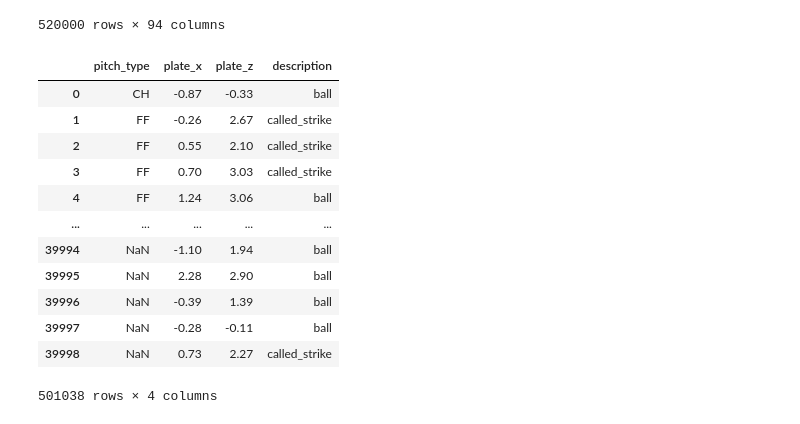
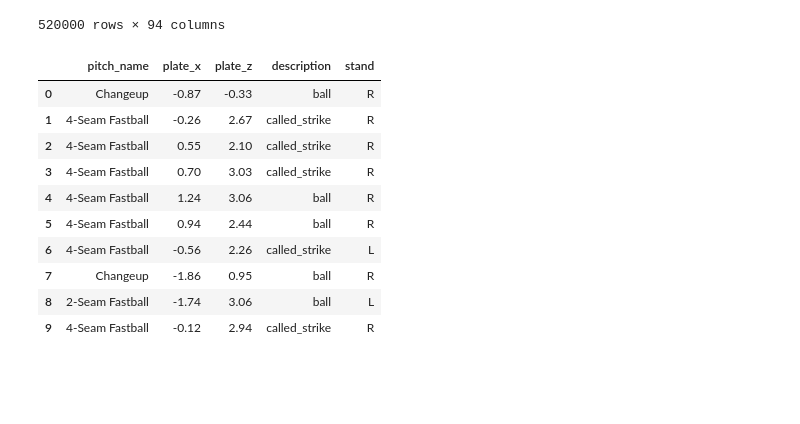
Before and after one commit to tmckeon531/umpire_bias, a Jupyter notebook: baseball3.ipynb, the cells around one changed output. Saved outputs shown, nothing was run; the diff lists cells and outputs as text; code cells hidden in the pictures; blank space fills up the shorter version.

```diff
--- a/baseball3.ipynb
+++ b/baseball3.ipynb
@@ -43 +46,4 @@ pitch_data = data[['pitch_type', 'plate_x', 'plate_z', 'description']]
+# %%
+#grabbing columns we want
+pitch_data = data[['pitch_name', 'plate_x', 'plate_z', 'description', 'stand']]
 # %%
@@ -46,17 +54,15 @@ pitch_data = pitch_data[pitch_data['description'].isin(['called_strike', 'ball',
 pitch_data['description'].replace('blocked_ball', 'ball', inplace = True)
 # %%
-pitch_data
+pitch_data.head(10)
 # %% [output]
-|  | pitch_type | plate_x | plate_z | description |
-| 0 | CH | -0.87 | -0.33 | ball |
-| 1 | FF | -0.26 | 2.67 | called_strike |
-| 2 | FF | 0.55 | 2.10 | called_strike |
-| 3 | FF | 0.70 | 3.03 | called_strike |
-| 4 | FF | 1.24 | 3.06 | ball |
-| ... | ... | ... | ... | ... |
-| 39994 | NaN | -1.10 | 1.94 | ball |
-| 39995 | NaN | 2.28 | 2.90 | ball |
-| 39996 | NaN | -0.39 | 1.39 | ball |
-| 39997 | NaN | -0.28 | -0.11 | ball |
-| 39998 | NaN | 0.73 | 2.27 | called_strike |
+|  | pitch_name | plate_x | plate_z | description | stand |
+| 0 | Changeup | -0.87 | -0.33 | ball | R |
+| 1 | 4-Seam Fastball | -0.26 | 2.67 | called_strike | R |
+| 2 | 4-Seam Fastball | 0.55 | 2.10 | called_strike | R |
+| 3 | 4-Seam Fastball | 0.70 | 3.03 | called_strike | R |
+| 4 | 4-Seam Fastball | 1.24 | 3.06 | ball | R |
+| 5 | 4-Seam Fastball | 0.94 | 2.44 | ball | R |
+| 6 | 4-Seam Fastball | -0.56 | 2.26 | called_strike | L |
+| 7 | Changeup | -1.86 | 0.95 | ball | R |
+| 8 | 2-Seam Fastball | -1.74 | 3.06 | ball | L |
+| 9 | 4-Seam Fastball | -0.12 | 2.94 | called_strike | R |
-501038 rows × 4 columns
```
Also changed, not shown: parts of 35 cells of this notebook.
